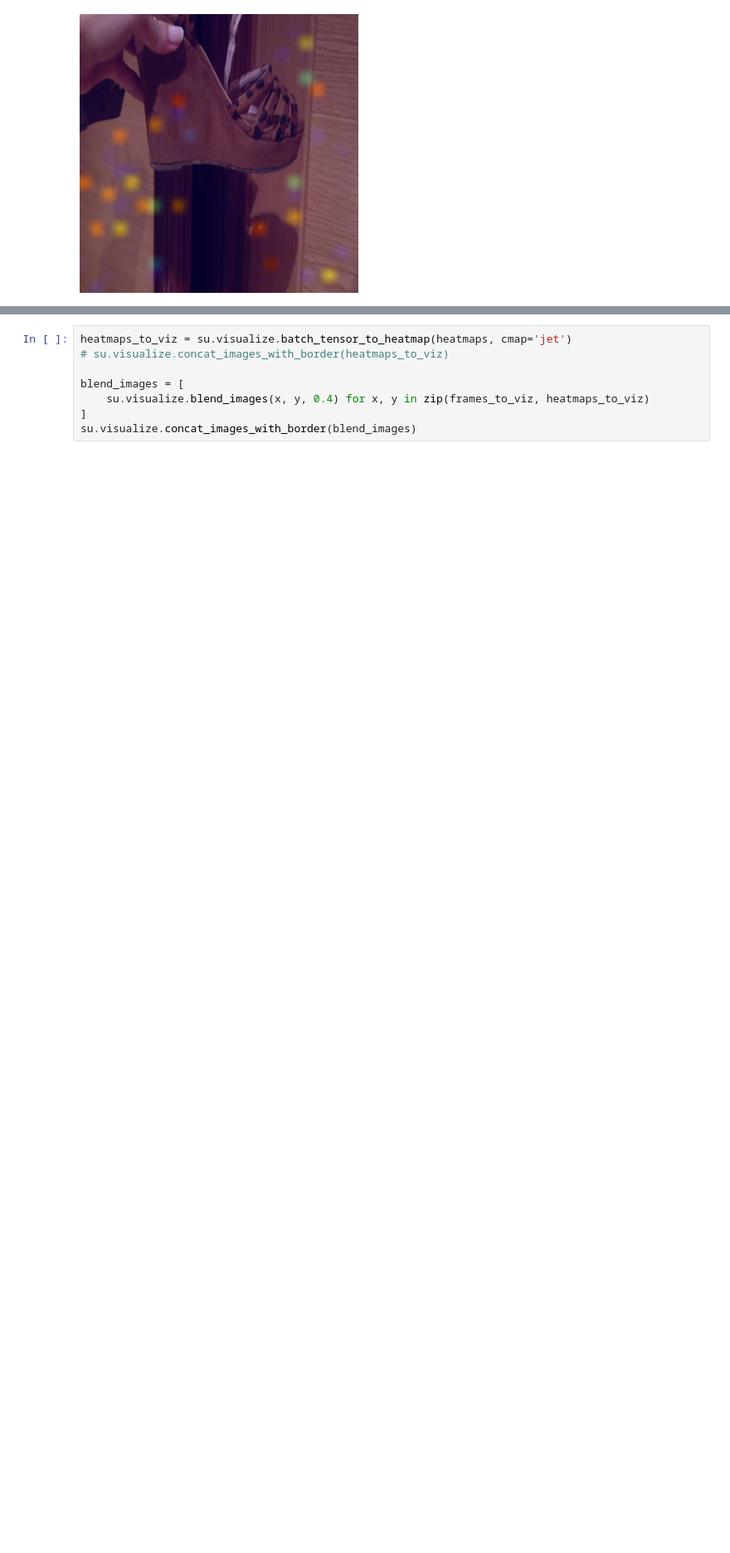
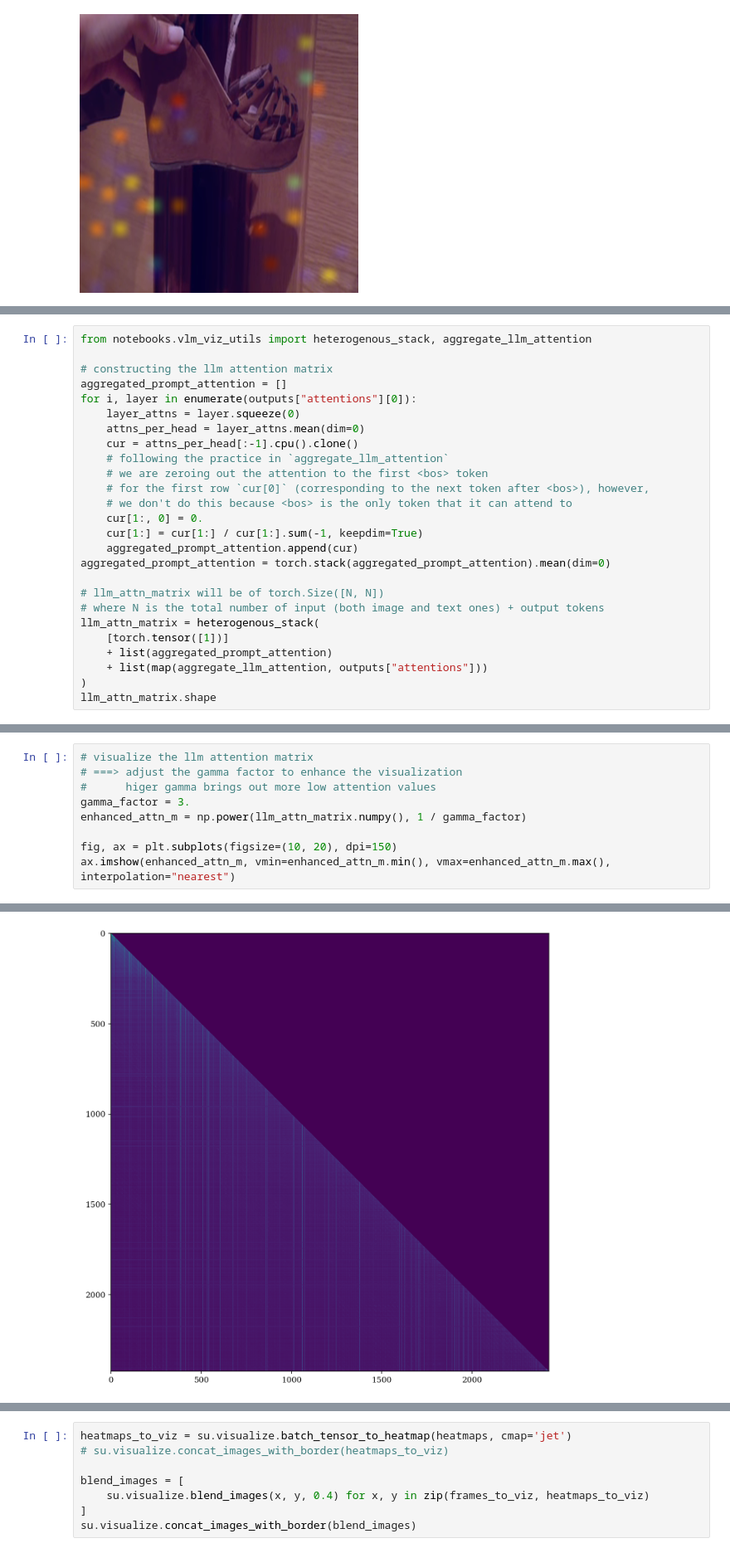
Before and after one commit to bpiyush/CaReBench, a Jupyter notebook: notebooks/visualize_token.ipynb, the cells around one changed output, grey strips where cells are left out. Shown at 83% size. Cells and saved outputs as stored; diff of their text form; blank space fills up the shorter version.

```diff
--- a/notebooks/visualize_token.ipynb
+++ b/notebooks/visualize_token.ipynb
@@ -249,0 +260,26 @@ su.visualize.blend_images(
+# %%
+from notebooks.vlm_viz_utils import heterogenous_stack, aggregate_llm_attention
+
+# constructing the llm attention matrix
+aggregated_prompt_attention = []
+for i, layer in enumerate(outputs["attentions"][0]):
+    layer_attns = layer.squeeze(0)
+    attns_per_head = layer_attns.mean(dim=0)
+    cur = attns_per_head[:-1].cpu().clone()
+    # following the practice in `aggregate_llm_attention`
+    # we are zeroing out the attention to the first <bos> token
+    # for the first row `cur[0]` (corresponding to the next token after <bos>), however,
+    # we don't do this because <bos> is the only token that it can attend to
+    cur[1:, 0] = 0.
+    cur[1:] = cur[1:] / cur[1:].sum(-1, keepdim=True)
+    aggregated_prompt_attention.append(cur)
+aggregated_prompt_attention = torch.stack(aggregated_prompt_attention).mean(dim=0)
+
+# llm_attn_matrix will be of torch.Size([N, N])
+# where N is the total number of input (both image and text ones) + output tokens
+llm_attn_matrix = heterogenous_stack(
+    [torch.tensor([1])]
+    + list(aggregated_prompt_attention)
+    + list(map(aggregate_llm_attention, outputs["attentions"]))
+)
+llm_attn_matrix.shape
@@ -249,0 +288,10 @@ su.visualize.blend_images(
+# %%
+# visualize the llm attention matrix
+# ===> adjust the gamma factor to enhance the visualization
+#      higer gamma brings out more low attention values
+gamma_factor = 3.
+enhanced_attn_m = np.power(llm_attn_matrix.numpy(), 1 / gamma_factor)
+
+fig, ax = plt.subplots(figsize=(10, 20), dpi=150)
+ax.imshow(enhanced_attn_m, vmin=enhanced_attn_m.min(), vmax=enhanced_attn_m.max(), interpolation="nearest")
+# %% [output]
@@ -249,0 +299 @@ su.visualize.blend_images(
+[figure, added]
```
Also changed, not shown: parts of 15 cells of this notebook.
